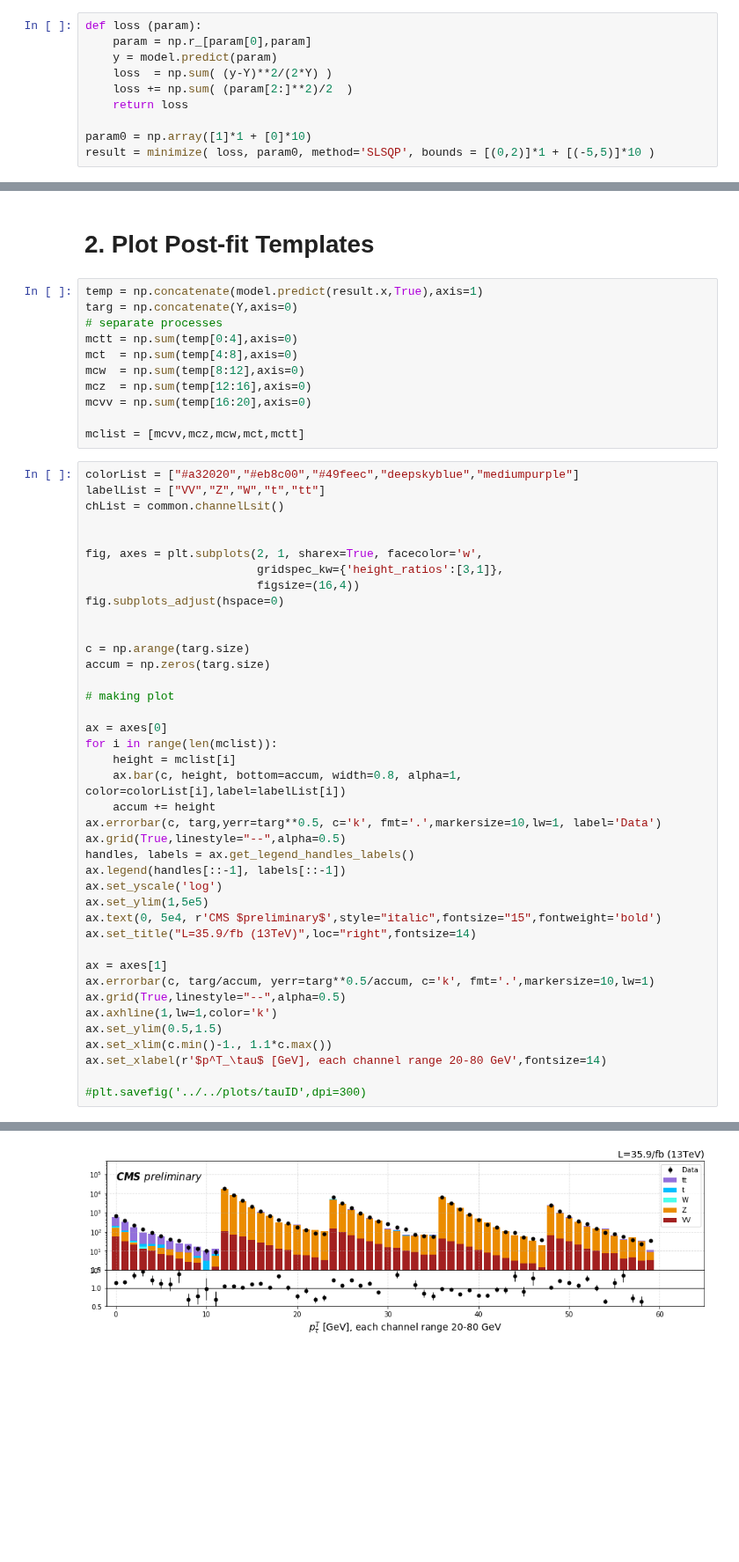
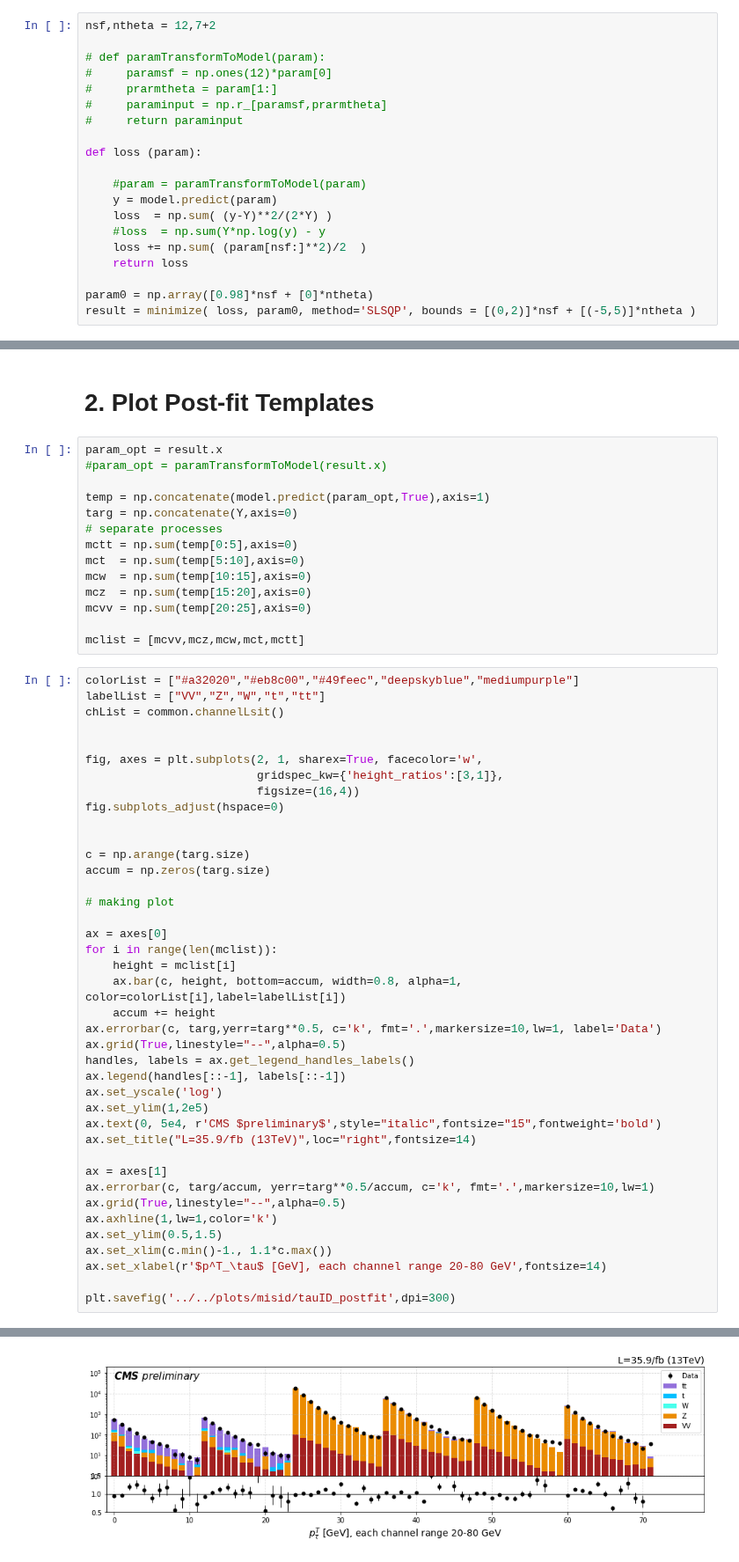
Before and after one commit to ZihengChen/WBranchingFaction, a Jupyter notebook: notebooks/studies/misid_fit.ipynb, the cells around one changed output, grey strips where cells are left out. Shown at 88% size. Drawn from its saved outputs; the diff is of its cells as text; blank space fills up the shorter version.

Commit message:
improve model of fit for misID

```diff
--- a/notebooks/studies/misid_fit.ipynb
+++ b/notebooks/studies/misid_fit.ipynb
@@ -11,15 +11,25 @@ X = np.load(baseDir + "data/misidtemplates/shaping/X_.npy")
 Y = np.load(baseDir + "data/misidtemplates/shaping/Y_.npy")
 model = PredictiveModel(X)
 # %%
+nsf,ntheta = 12,7+2
+
+# def paramTransformToModel(param):
+#     paramsf = np.ones(12)*param[0]
+#     prarmtheta = param[1:]
+#     paraminput = np.r_[paramsf,prarmtheta]
+#     return paraminput
+
 def loss (param):
-    param = np.r_[param[0],param]
+
+    #param = paramTransformToModel(param)
     y = model.predict(param)
     loss  = np.sum( (y-Y)**2/(2*Y) )
-    loss += np.sum( (param[2:]**2)/2  )
+    #loss  = np.sum(Y*np.log(y) - y
+    loss += np.sum( (param[nsf:]**2)/2  )
     return loss
 
-param0 = np.array([1]*1 + [0]*10)
-result = minimize( loss, param0, method='SLSQP', bounds = [(0,2)]*1 + [(-5,5)]*10 )
+param0 = np.array([0.98]*nsf + [0]*ntheta)
+result = minimize( loss, param0, method='SLSQP', bounds = [(0,2)]*nsf + [(-5,5)]*ntheta )
 # %%
 hcalc = nd.Hessian(loss, step=1e-4, method='central')
 hess  = hcalc( result.x )
@@ -39,14 +102,17 @@ imshow(cor)
 # %% [markdown]
 # 2. Plot Post-fit Templates
 # %%
-temp = np.concatenate(model.predict(result.x,True),axis=1)
+param_opt = result.x
+#param_opt = paramTransformToModel(result.x)
+
+temp = np.concatenate(model.predict(param_opt,True),axis=1)
 targ = np.concatenate(Y,axis=0)
 # separate processes
-mctt = np.sum(temp[0:4],axis=0)
-mct  = np.sum(temp[4:8],axis=0)
-mcw  = np.sum(temp[8:12],axis=0)
-mcz  = np.sum(temp[12:16],axis=0)
-mcvv = np.sum(temp[16:20],axis=0)
+mctt = np.sum(temp[0:5],axis=0)
+mct  = np.sum(temp[5:10],axis=0)
+mcw  = np.sum(temp[10:15],axis=0)
+mcz  = np.sum(temp[15:20],axis=0)
+mcvv = np.sum(temp[20:25],axis=0)
 
 mclist = [mcvv,mcz,mcw,mct,mctt]
 # %%
@@ -76,7 +142,7 @@ ax.grid(True,linestyle="--",alpha=0.5)
 handles, labels = ax.get_legend_handles_labels()
 ax.legend(handles[::-1], labels[::-1])
 ax.set_yscale('log')
-ax.set_ylim(1,5e5)
+ax.set_ylim(1,2e5)
 ax.text(0, 5e4, r'CMS $preliminary$',style="italic",fontsize="15",fontweight='bold')
 ax.set_title("L=35.9/fb (13TeV)",loc="right",fontsize=14)
 
@@ -88,5 +154,5 @@ ax.set_ylim(0.5,1.5)
 ax.set_xlim(c.min()-1., 1.1*c.max())
 ax.set_xlabel(r'$p^T_\tau$ [GeV], each channel range 20-80 GeV',fontsize=14)
 
-#plt.savefig('../../plots/tauID',dpi=300)
+plt.savefig('../../plots/misid/tauID_postfit',dpi=300)
 # %% [output]
@@ -94 +159 @@ Text(0.5,0,'$p^T_\\tau$ [GeV], each channel range 20-80 GeV')
-[figure, old version]
+[figure, new version]
```
Also changed, not shown: parts of 7 cells of this notebook, 3 other files.
